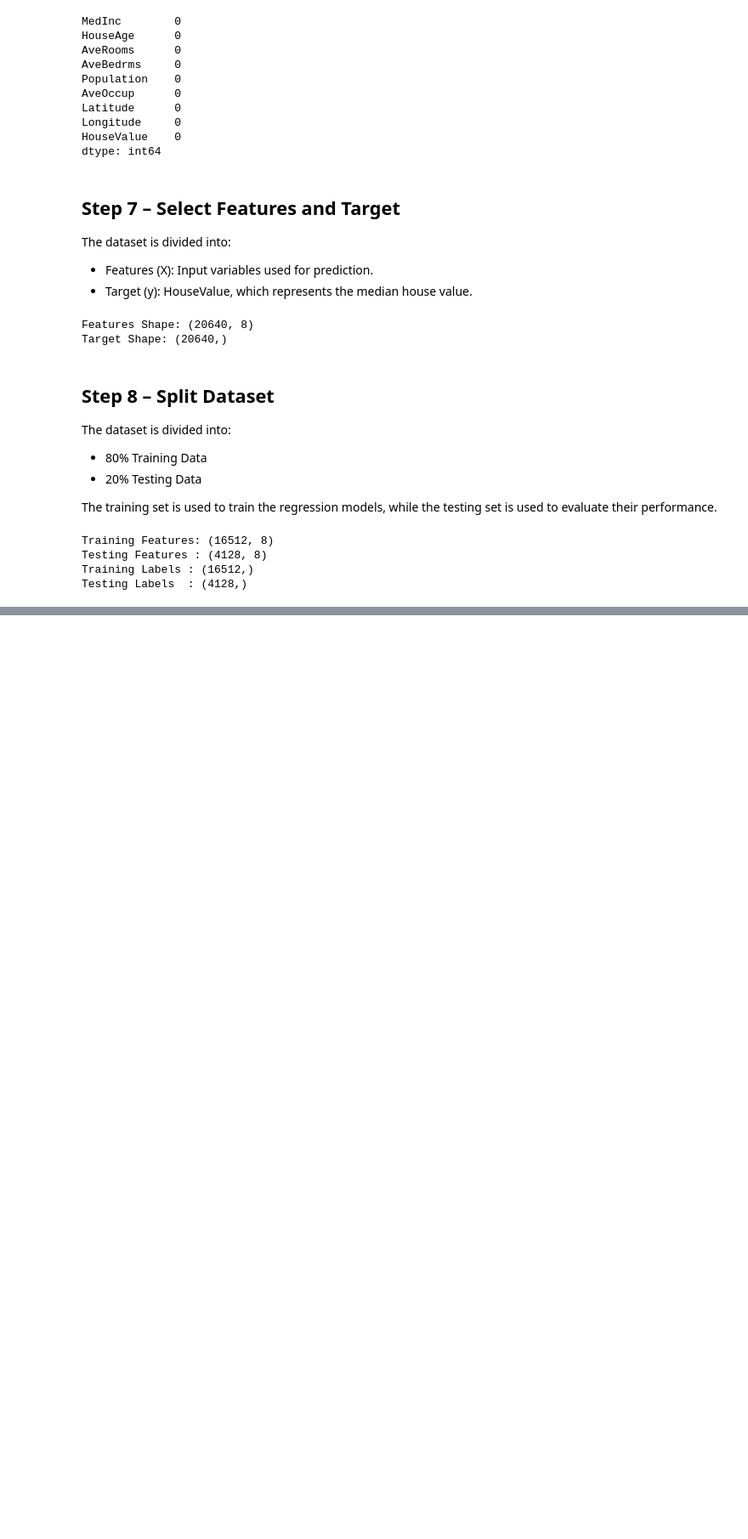
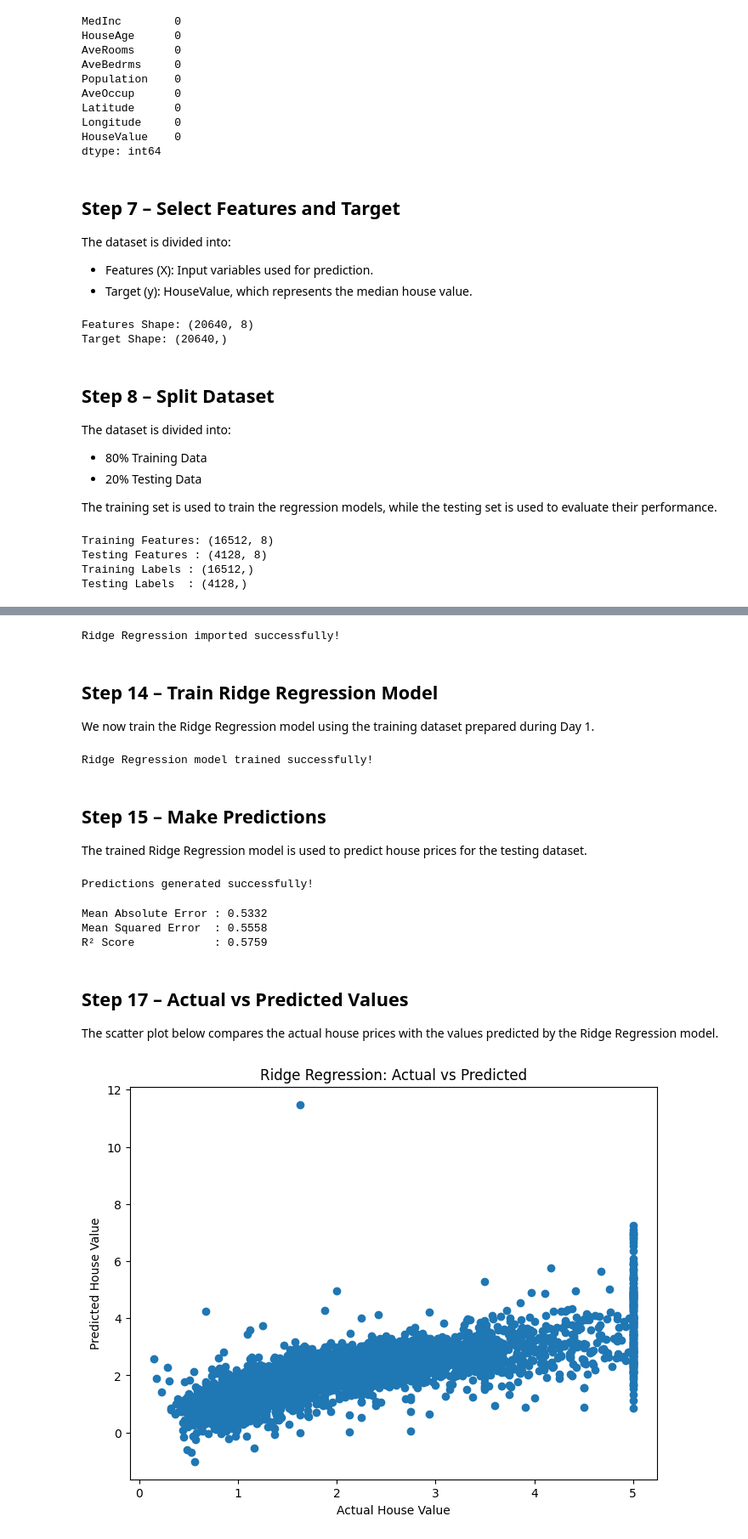
Before and after one commit to Abdullahkhawaja017/zynxis-internship-muhammadabdullah, a Jupyter notebook: Week_4_Regression_Model/Week4_Regression.ipynb, the cells around one changed output, grey strips where cells are left out. Shown at 85% size. Drawn from its saved outputs; the diff is of its cells as text; code cells hidden in the pictures; blank space fills up the shorter version.

```diff
--- a/Week_4_Regression_Model/Week4_Regression.ipynb
+++ b/Week_4_Regression_Model/Week4_Regression.ipynb
@@ -187,0 +347,74 @@ Testing Labels  : (4128,)
+# %%
+# Import Ridge Regression
+
+from sklearn.linear_model import Ridge
+
+print("Ridge Regression imported successfully!")
+# %% [output]
+Ridge Regression imported successfully!
+# %% [markdown]
+##  Step 14 – Train Ridge Regression Model
+
+We now train the Ridge Regression model using the training dataset prepared during Day 1.
+# %%
+# Create Ridge Regression model
+
+ridge_model = Ridge(alpha=1.0)
+
+# Train model
+
+ridge_model.fit(X_train, y_train)
+
+print("Ridge Regression model trained successfully!")
+# %% [output]
+Ridge Regression model trained successfully!
+# %% [markdown]
+## Step 15 – Make Predictions
+
+The trained Ridge Regression model is used to predict house prices for the testing dataset.
+# %%
+# Predict house prices
+
+ridge_pred = ridge_model.predict(X_test)
+
+print("Predictions generated successfully!")
+# %% [output]
+Predictions generated successfully!
+# %%
+# Calculate evaluation metrics
+
+ridge_mae = mean_absolute_error(y_test, ridge_pred)
+
+ridge_mse = mean_squared_error(y_test, ridge_pred)
+
+ridge_r2 = r2_score(y_test, ridge_pred)
+
+print(f"Mean Absolute Error : {ridge_mae:.4f}")
+
+print(f"Mean Squared Error  : {ridge_mse:.4f}")
+
+print(f"R² Score            : {ridge_r2:.4f}")
+# %% [output]
+Mean Absolute Error : 0.5332
+Mean Squared Error  : 0.5558
+R² Score            : 0.5759
+# %% [markdown]
+##  Step 17 – Actual vs Predicted Values
+
+The scatter plot below compares the actual house prices with the values predicted by the Ridge Regression model.
+# %%
+plt.figure(figsize=(8,6))
+
+plt.scatter(y_test, ridge_pred)
+
+plt.xlabel("Actual House Value")
+
+plt.ylabel("Predicted House Value")
+
+plt.title("Ridge Regression: Actual vs Predicted")
+
+
+
+plt.show()
+# %% [output]
+[figure, added]
```
Also changed, not shown: parts of 17 cells of this notebook, 1 other file.
